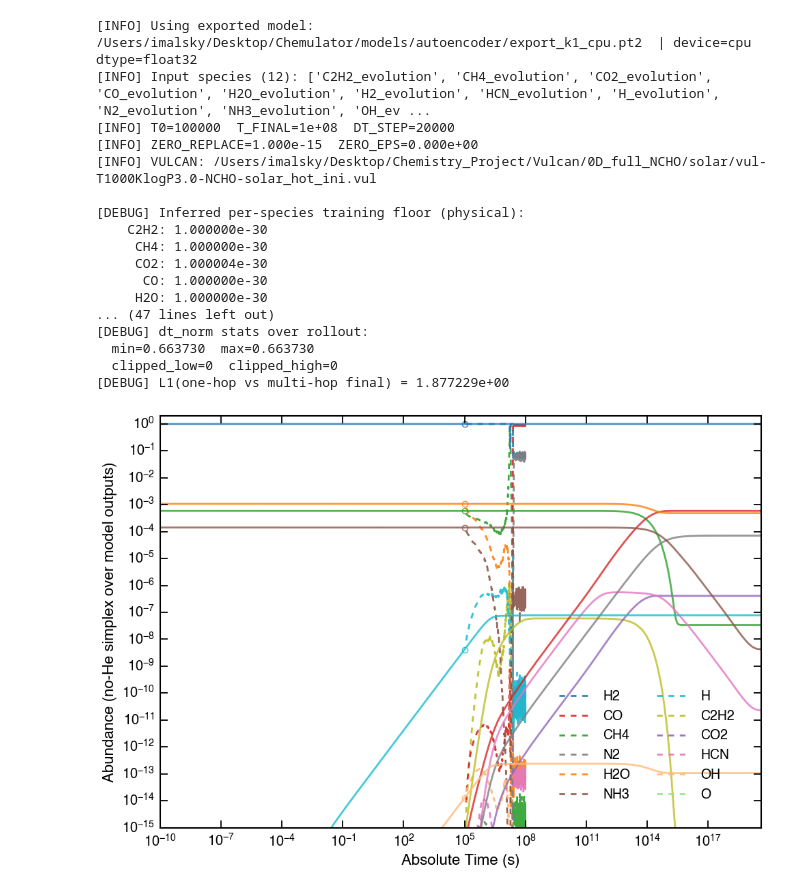
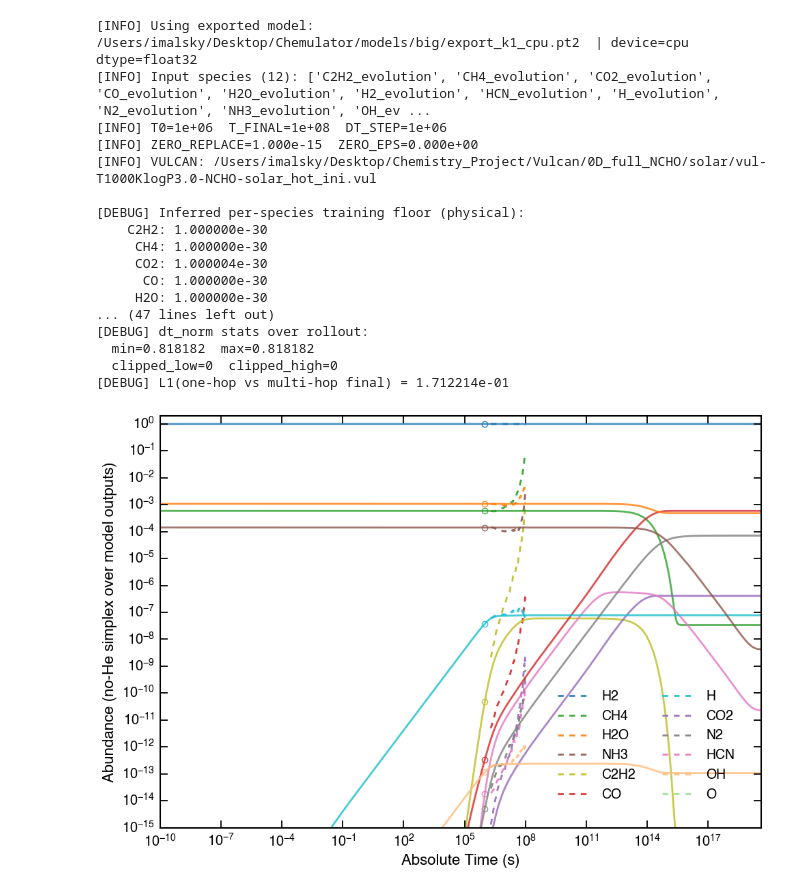
Before and after one commit to imalsky/Chemulator, a Jupyter notebook: testing/xi.ipynb, the cells around one changed output. Drawn from its saved outputs; the diff is of its cells as text; code cells hidden in the pictures.

```diff
--- a/testing/xi.ipynb
+++ b/testing/xi.ipynb
@@ -26,15 +26,15 @@ plt.style.use('science.mplstyle')
 
 # Paths
 REPO_ROOT     = Path("/Users/imalsky/Desktop/Chemulator")
-MODEL_DIR     = REPO_ROOT / "models" / "autoencoder"              # expects export_k1_cpu.pt2
+MODEL_DIR     = REPO_ROOT / "models" / "big"              # expects export_k1_cpu.pt2
 PROCESSED_DIR = REPO_ROOT / "data" / "processed"
 SRC_DIR       = REPO_ROOT / "src"
 VULCAN_PATH   = Path("/Users/imalsky/Desktop/Chemistry_Project/Vulcan/0D_full_NCHO/solar/vul-T1000KlogP3.0-NCHO-solar_hot_ini.vul")
 
 # Timing (absolute seconds)
-T0       = 1.0e5         # start time
+T0       = 1.0e6         # start time
 T_FINAL  = 1.0e8         # end time
-DT_STEP  = 2.0e4         # fixed step size
+DT_STEP  = 1.0e6         # fixed step size
 
 # Zero policy layered on top of training floors (optional)
 ZERO_REPLACE = 1.0e-15   # None to disable; if v <= ZERO_EPS, set to this and renorm
@@ -477,35 +477,35 @@ def main() -> None:
     #ax.set_xlim(1e5, 1e6)
     ax.set_ylim(1e-15, 2)
 
     ax.legend(lines, labels, fontsize=14, ncol=2, loc='lower right',
               borderpad=1, columnspacing=2, handlelength=2.5)
 
     plt.tight_layout()
     plt.show()
 
 if __name__ == "__main__":
     torch.set_num_threads(1)
     import os
     os.environ.setdefault("OMP_NUM_THREADS", "1")
     os.environ.setdefault("KMP_DUPLICATE_LIB_OK", "TRUE")
     os.environ.setdefault("PYTORCH_ENABLE_MPS_FALLBACK", "1")
     main()
 # %% [output]
-[INFO] Using exported model: /Users/imalsky/Desktop/Chemulator/models/autoencoder/export_k1_cpu.pt2  | device=cpu dtype=float32
+[INFO] Using exported model: /Users/imalsky/Desktop/Chemulator/models/big/export_k1_cpu.pt2  | device=cpu dtype=float32
 [INFO] Input species (12): ['C2H2_evolution', 'CH4_evolution', 'CO2_evolution', 'CO_evolution', 'H2O_evolution', 'H2_evolution', 'HCN_evolution', 'H_evolution', 'N2_evolution', 'NH3_evolution', 'OH_ev ...
-[INFO] T0=100000  T_FINAL=1e+08  DT_STEP=20000
+[INFO] T0=1e+06  T_FINAL=1e+08  DT_STEP=1e+06
 [INFO] ZERO_REPLACE=1.000e-15  ZERO_EPS=0.000e+00
 [INFO] VULCAN: /Users/imalsky/Desktop/Chemistry_Project/Vulcan/0D_full_NCHO/solar/vul-T1000KlogP3.0-NCHO-solar_hot_ini.vul
 
 [DEBUG] Inferred per-species training floor (physical):
     C2H2: 1.000000e-30
      CH4: 1.000000e-30
      CO2: 1.000004e-30
       CO: 1.000000e-30
      H2O: 1.000000e-30
 ... (47 lines left out)
 [DEBUG] dt_norm stats over rollout:
-  min=0.663730  max=0.663730
+  min=0.818182  max=0.818182
   clipped_low=0  clipped_high=0
-[DEBUG] L1(one-hop vs multi-hop final) = 1.877229e+00
+[DEBUG] L1(one-hop vs multi-hop final) = 1.712214e-01
-[figure, old version]
+[figure, new version]
```
Also changed, not shown: 14 other files.
